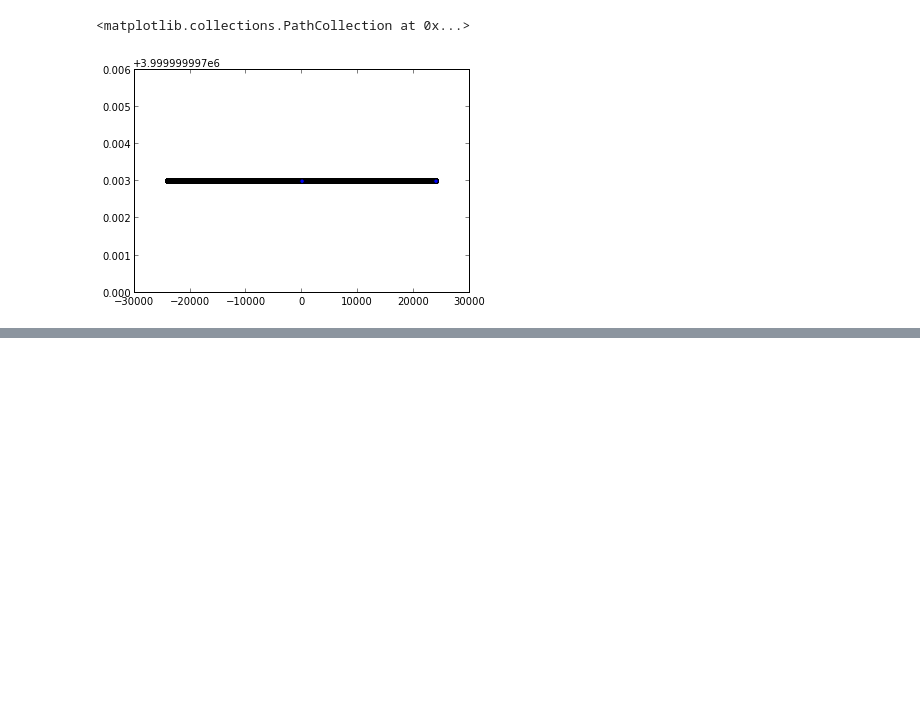
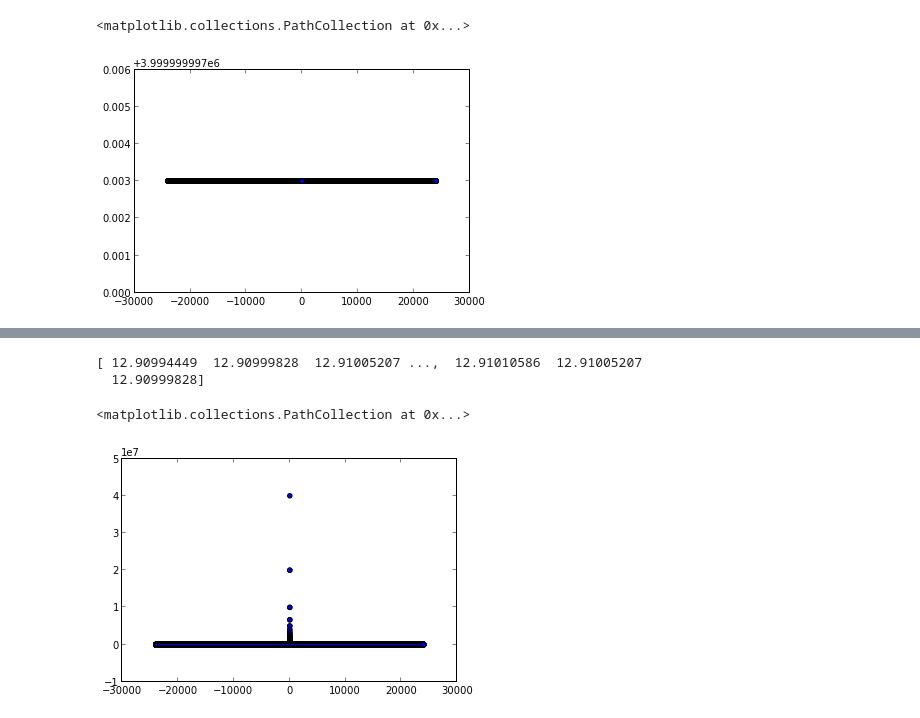
Before and after one commit to rudymmreina/Rivera_Mendez_hw5, a Jupyter notebook: VozRuidoBlanco.ipynb, the cells around one changed output, grey strips where cells are left out. Saved outputs shown, nothing was run; the diff lists cells and outputs as text; code cells hidden in the pictures; blank space fills up the shorter version.

```diff
--- a/VozRuidoBlanco.ipynb
+++ b/VozRuidoBlanco.ipynb
@@ -49,0 +51,19 @@ output_file.close()
+# %%
+freqn=np.fft.fftshift(freq)
+for i in range(len(freqn)):
+    if(freqn[i]==0):
+        freqn[i]=0.1
+hyp=1/(abs(freqn)**0.5)
+whitefn=np.fft.fftshift(whitef)
+pink=whitefn*hyp
+pink_spectrum=abs(pink)**2
+plot(freqn,abs(hyp))
+#len(freqn[12001:24000])
+#len(pink[12001:24000])
+print abs(pink)
+scatter(freqn,pink_spectrum)
+# %% [output]
+[ 12.90994449  12.90999828  12.91005207 ...,  12.91010586  12.91005207
+  12.90999828]
+<matplotlib.collections.PathCollection at 0x...>
+[figure, added]
```
Also changed, not shown: parts of 7 cells of this notebook.
